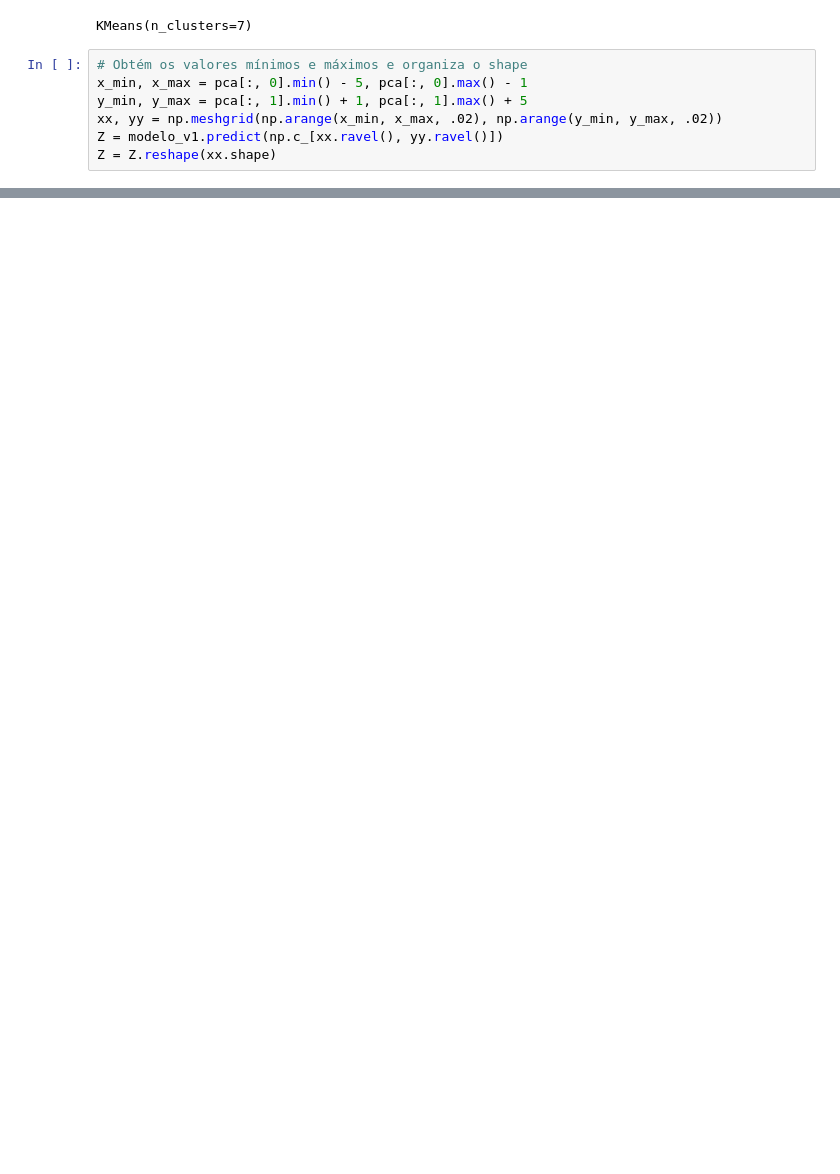
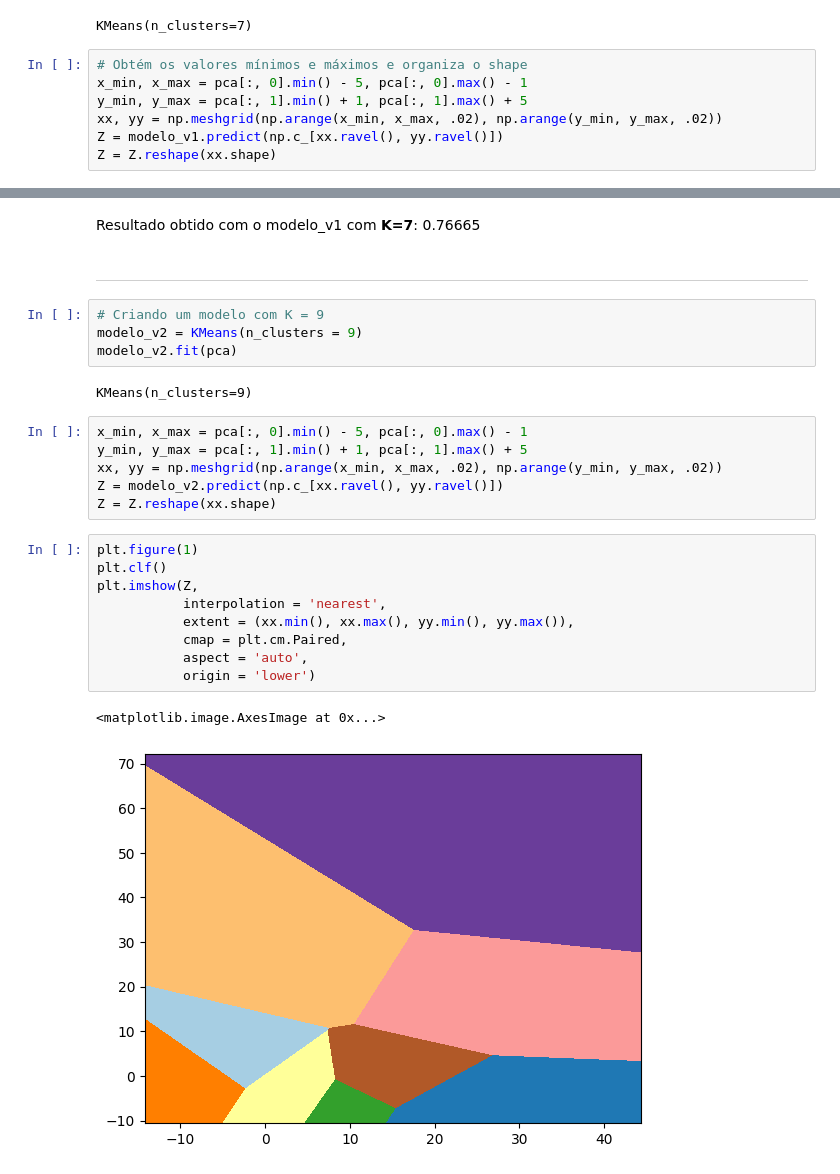
Before and after one commit to thaleswillreis/Modelo-ML-Clusterizacao, a Jupyter notebook: clustering.ipynb, the cells around one changed output, grey strips where cells are left out. Drawn from its saved outputs; the diff is of its cells as text; blank space fills up the shorter version.

Commit message:
feat: Clustering completed

```diff
--- a/clustering.ipynb
+++ b/clustering.ipynb
@@ -253,0 +252,28 @@ silhouette_score(pca, labels, metric = 'euclidean')
+# %% [markdown]
+Resultado obtido com o modelo_v1 com **K=7**: 0.76665
+# %% [markdown]
+---
+# %%
+# Criando um modelo com K = 9
+modelo_v2 = KMeans(n_clusters = 9)
+modelo_v2.fit(pca)
+# %% [output]
+KMeans(n_clusters=9)
+# %%
+x_min, x_max = pca[:, 0].min() - 5, pca[:, 0].max() - 1
+y_min, y_max = pca[:, 1].min() + 1, pca[:, 1].max() + 5
+xx, yy = np.meshgrid(np.arange(x_min, x_max, .02), np.arange(y_min, y_max, .02))
+Z = modelo_v2.predict(np.c_[xx.ravel(), yy.ravel()])
+Z = Z.reshape(xx.shape)
+# %%
+plt.figure(1)
+plt.clf()
+plt.imshow(Z,
+           interpolation = 'nearest',
+           extent = (xx.min(), xx.max(), yy.min(), yy.max()),
+           cmap = plt.cm.Paired,
+           aspect = 'auto',
+           origin = 'lower')
+# %% [output]
+<matplotlib.image.AxesImage at 0x...>
+[figure, added]
```
Also changed, not shown: parts of 60 cells of this notebook.
